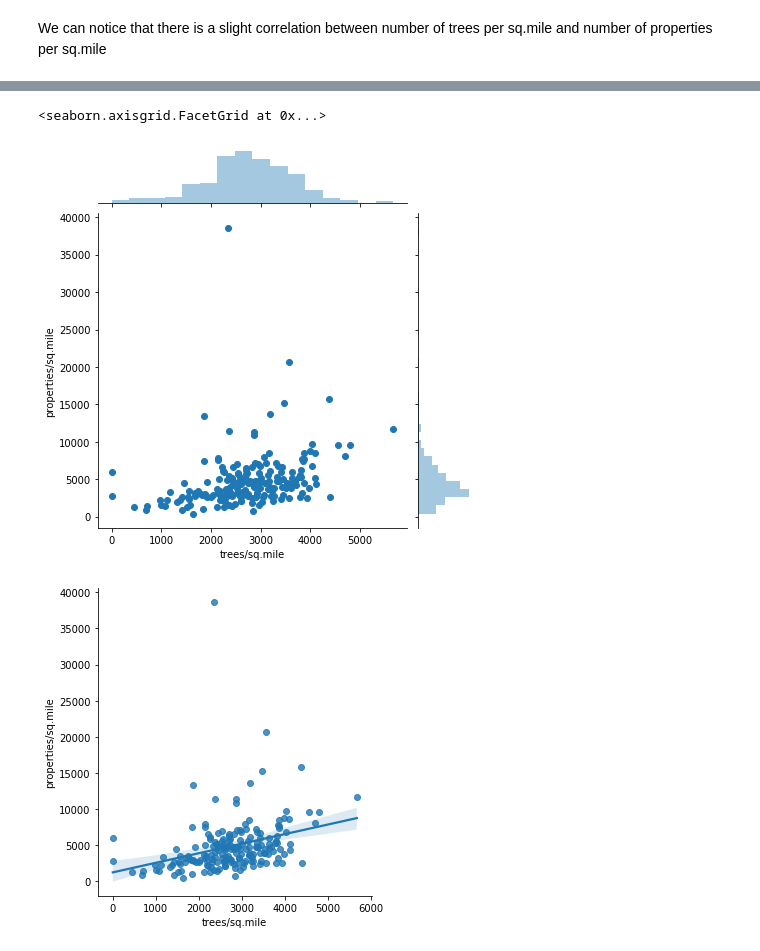
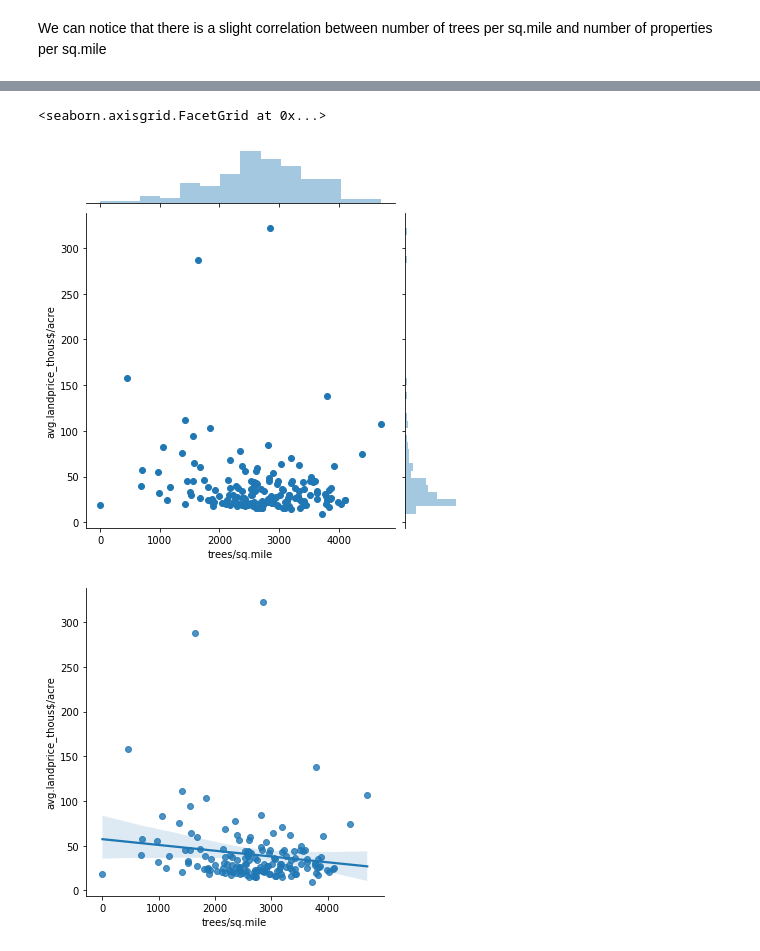
Before and after one commit to MarinaOrzechowski/NYC_Trees_Properties, a Jupyter notebook: DataAnalysis.ipynb, the cells around one changed output, grey strips where cells are left out. Cells and saved outputs as stored; diff of their text form; code cells hidden in the pictures.

```diff
--- a/DataAnalysis.ipynb
+++ b/DataAnalysis.ipynb
@@ -313 +389,5 @@ sns.lmplot(x='trees/sq.mile', y='avg.landprice_thous$/acre', data=df_without_out
+# %%
+dfB = pd.read_csv('data\MergedTreesPropertiesDataBoro.csv')
+dfN = pd.read_csv('data\MergedTreesPropertiesDataNoOutliers.csv')
+dfN.drop(columns={'Unnamed: 0', 'avg.propvalue_thous$/acre'}, inplace=True)
 # %%
@@ -319,0 +441,4 @@ We can notice that there is a slight correlation between number of trees per sq.
+# %%
+dfN_no_outliers=dfN.drop(dfN[dfN['avg.landprice_thous$/acre']>1100].index)
+# %%
+dfN_no_manhattan = dfN_no_outliers.drop(dfN_no_outliers[dfN_no_outliers['borough']=='manhattan'].index)
@@ -320,7 +456,7 @@ We can notice that there is a slight correlation between number of trees per sq.
 # %%
-sns.jointplot(x='trees/sq.mile', y = 'properties/sq.mile', data=df_without_outliers)
-sns.lmplot(x='trees/sq.mile', y='properties/sq.mile', data=df_without_outliers)
+sns.jointplot(x='trees/sq.mile', y = 'avg.landprice_thous$/acre', data=dfN_no_manhattan)
+sns.lmplot(x='trees/sq.mile', y='avg.landprice_thous$/acre', data=dfN_no_manhattan)
 # %% [output]
 <seaborn.axisgrid.FacetGrid at 0x...>
-[figure, old version]
+[figure, new version]
-[figure, old version]
+[figure, new version]
```
Also changed, not shown: parts of 42 cells of this notebook, 21 other files.
